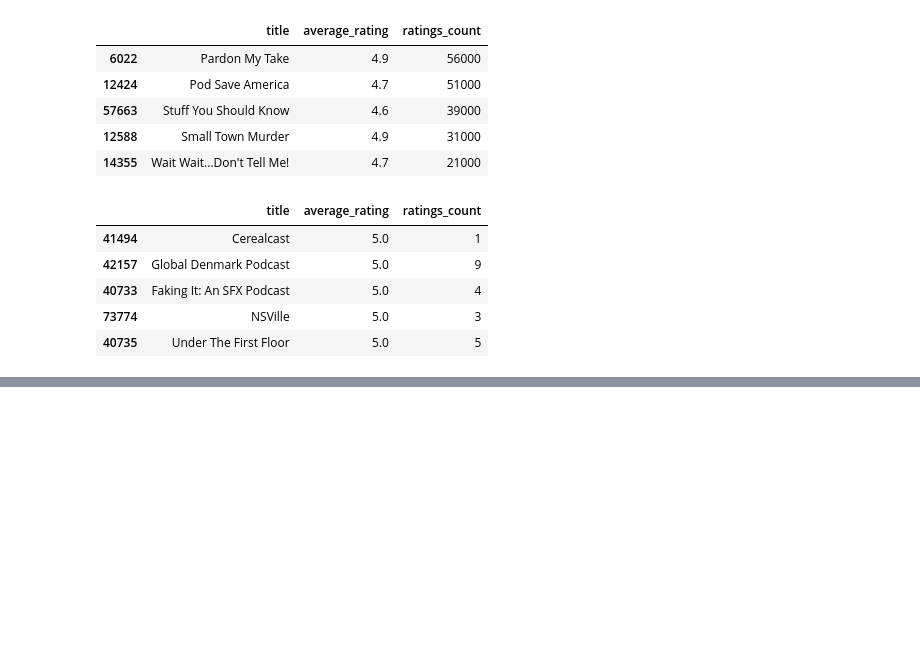
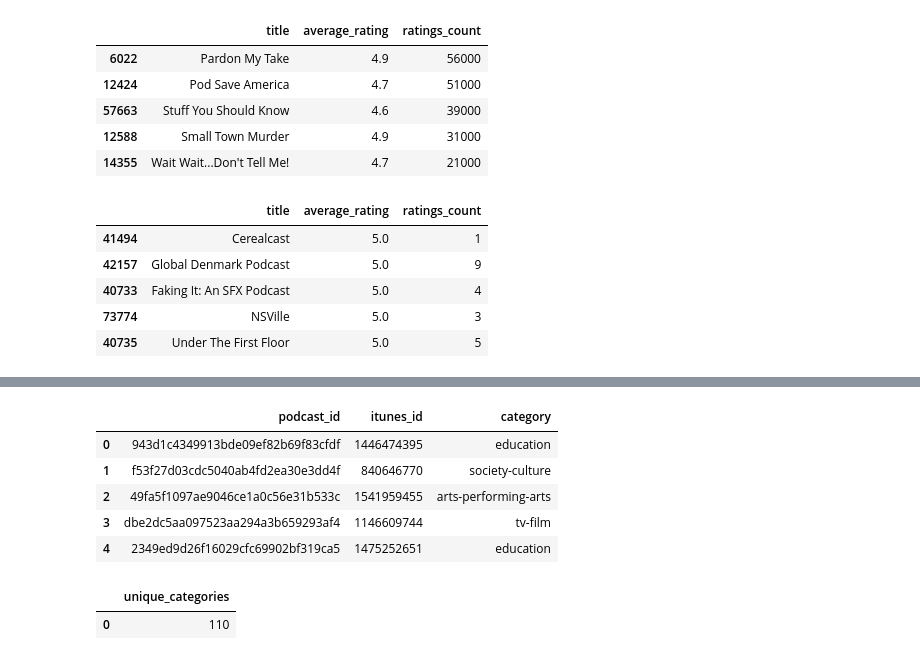
Before and after one commit to joshgeller05/DSCI-591, a Jupyter notebook: python/eda_notebook.ipynb, the cells around one changed output, grey strips where cells are left out. Cells and saved outputs as stored; diff of their text form; code cells hidden in the pictures; blank space fills up the shorter version.

```diff
--- a/python/eda_notebook.ipynb
+++ b/python/eda_notebook.ipynb
@@ -130,0 +196,15 @@ rated_podcasts_df.sort_values('average_rating',ascending=False).head(5)
+# %%
+con.sql("select * from categories").df().head(5)
+# %% [output]
+|  | podcast_id | itunes_id | category |
+| 0 | 943d1c4349913bde09ef82b69f83cfdf | 1446474395 | education |
+| 1 | f53f27d03cdc5040ab4fd2ea30e3dd4f | 840646770 | society-culture |
+| 2 | 49fa5f1097ae9046ce1a0c56e31b533c | 1541959455 | arts-performing-arts |
+| 3 | dbe2dc5aa097523aa294a3b659293af4 | 1146609744 | tv-film |
+| 4 | 2349ed9d26f16029cfc69902bf319ca5 | 1475252651 | education |
+# %%
+#Unique Categories
+con.sql("select count(distinct category) as unique_categories from categories").df().head(5)
+# %% [output]
+|  | unique_categories |
+| 0 | 110 |
```
Also changed, not shown: parts of 12 cells of this notebook.
